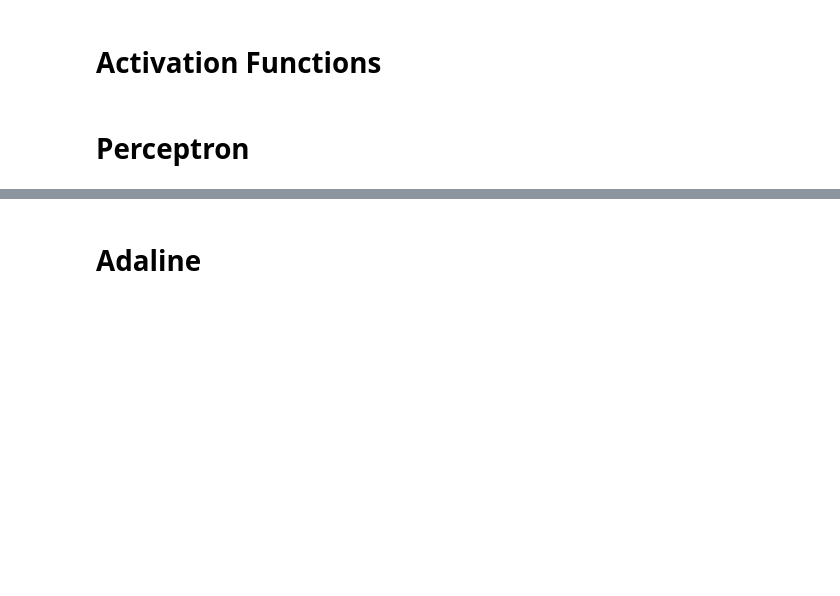
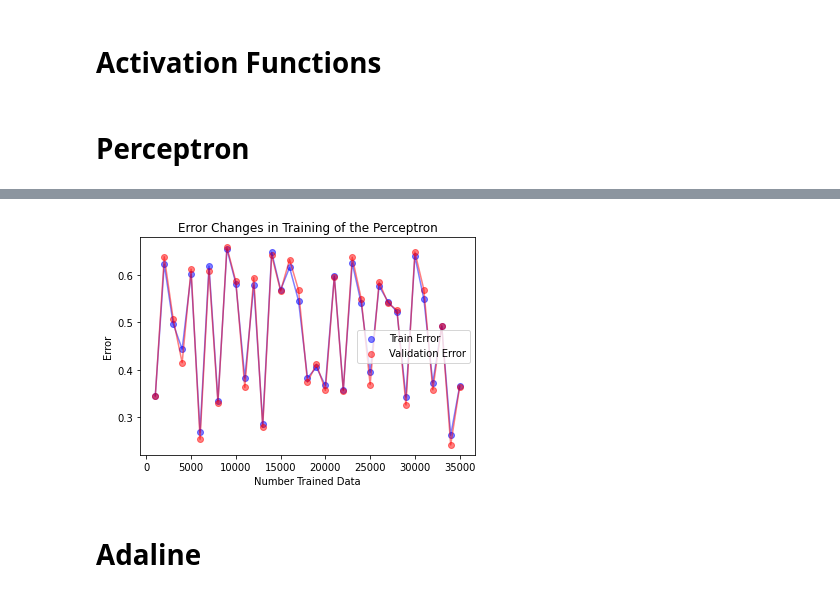
Before and after one commit to AUT-Student/NN-HW2, a Jupyter notebook: NN_HW1.ipynb, the cells around one changed output, grey strips where cells are left out. Drawn from its saved outputs; the diff is of its cells as text; code cells hidden in the pictures; blank space fills up the shorter version.

Commit message:
Add error plot

```diff
--- a/NN_HW1.ipynb
+++ b/NN_HW1.ipynb
@@ -105,3 +192,7 @@ perceptron.show_decision_boundry(train_dataset)
+# %%
+perceptron.show_error_values()
+# %% [output]
+[figure, added]
 # %% [markdown]
 # Adaline
 # %%
```
Also changed, not shown: parts of 17 cells of this notebook.
